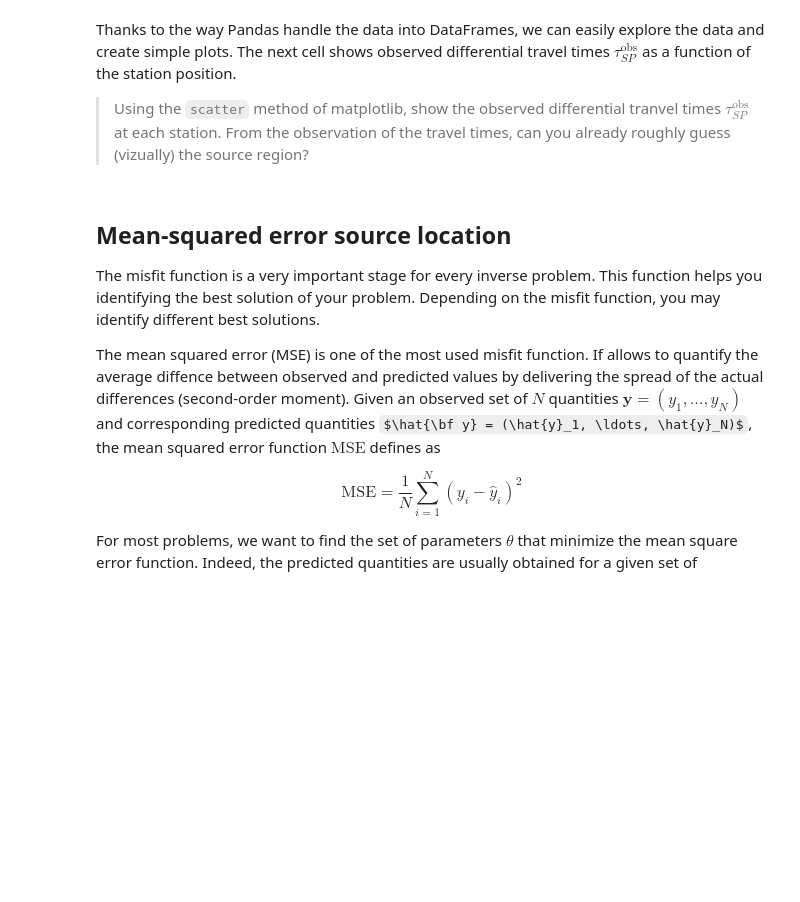
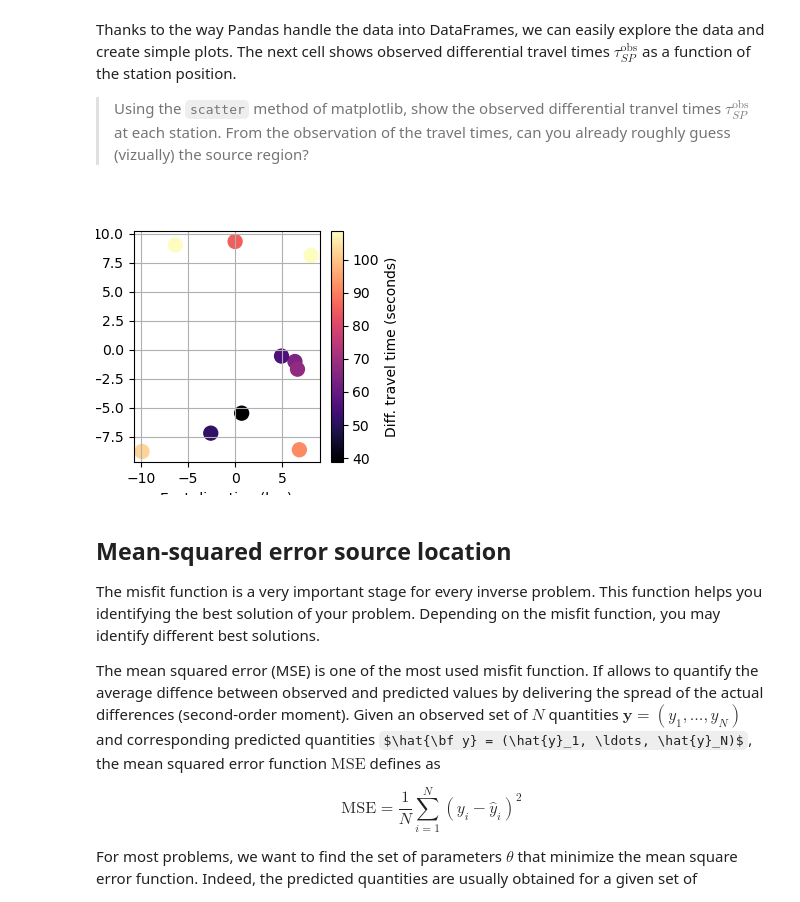
Before and after one commit to leonard-seydoux/scientific-computing-for-geophysical-problems, a Jupyter notebook: labs/2_localization.ipynb, the cells around one changed output. Drawn from its saved outputs; the diff is of its cells as text; code cells hidden in the pictures; some formulas as TeX source; blank space fills up the shorter version.

```diff
--- a/labs/2_localization.ipynb
+++ b/labs/2_localization.ipynb
@@ -65,3 +63,16 @@ Thanks to the way Pandas handle the data into DataFrames, we can easily explore
+# %%
+plt.figure(1)
+plt.gcf().set_size_inches(3, 3)
+plt.clf()
+plt.scatter(data.x, data.y, s=100, c=data.tt, cmap="magma")
+cb = plt.colorbar()
+cb.set_label("Diff. travel time (seconds)")
+plt.grid()
+plt.xlabel("East direction (km)")
+plt.ylabel("North direction (km)")
+plt.show()
+# %% [output]
+[figure, added]
 # %% [markdown]
 ## Mean-squared error source location
 
```
Also changed, not shown: parts of 2 cells of this notebook, 6 other files.
